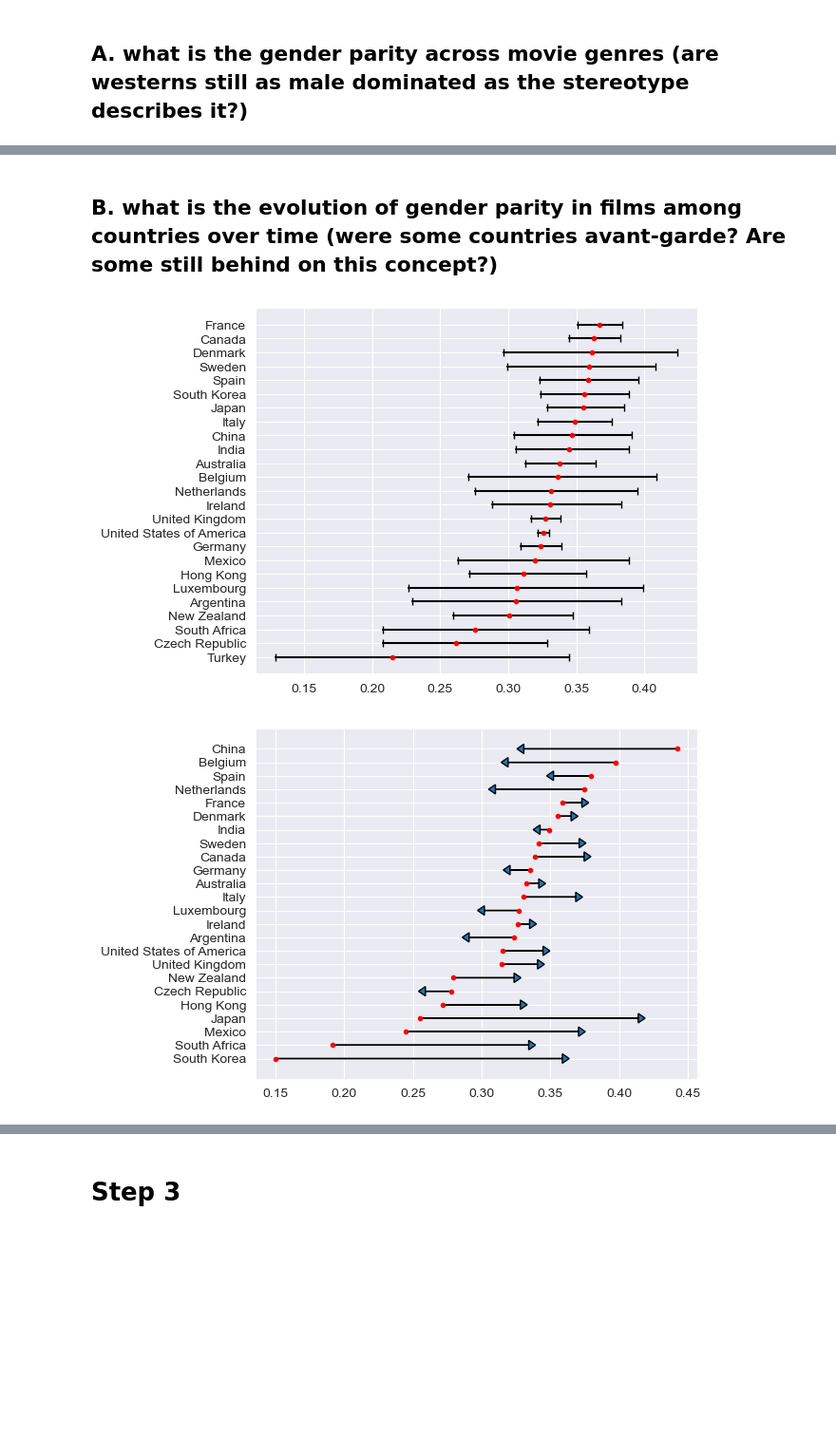
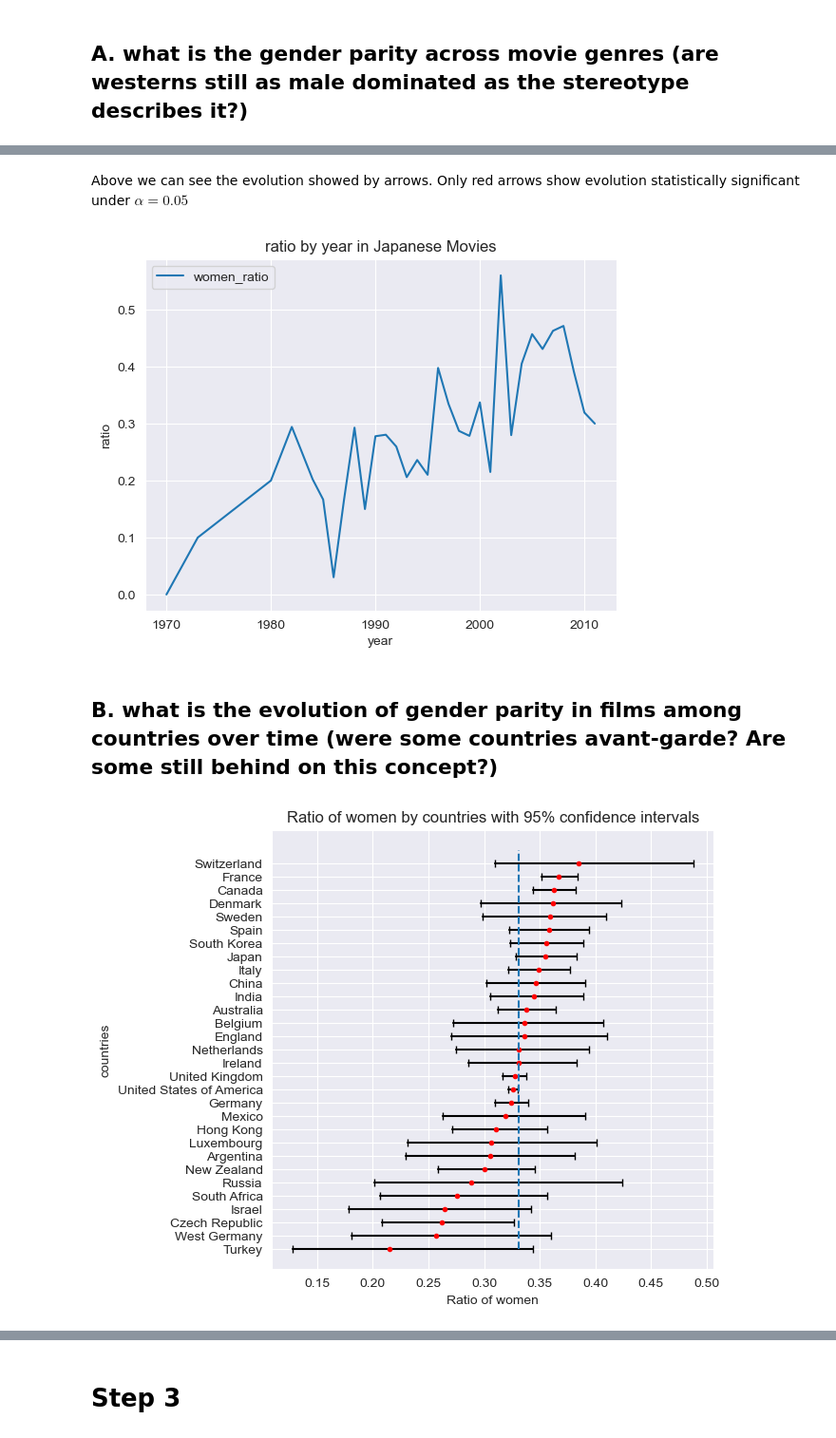
Before and after one commit to epfl-ada/ada-2022-project-teamrefuge2000, a Jupyter notebook: src/milestone_3_max.ipynb, the cells around one changed output, grey strips where cells are left out. Shown at 95% size. Drawn from its saved outputs; the diff is of its cells as text; code cells hidden in the pictures; blank space fills up the shorter version.

```diff
--- a/src/milestone_3_max.ipynb
+++ b/src/milestone_3_max.ipynb
@@ -230,13 +230,5 @@ def regroup_genre(elements):
     return pd.NaT
 # %% [markdown]
 ## A. what is the gender parity across movie genres (are westerns still as male dominated as the stereotype describes it?)
-# %%
-def plot_ratio_by_categories(subset, col_name, min_count=100):
-    filtered_subset = subset[subset.wikipedia_movie_id_count > min_count]
-
-    plt.figure(figsize=(6, len(filtered_subset) * 0.2))
-    for i, col in enumerate(filtered_subset[['women_ratio_mean', 'women_ratio_bootstrap_ci']].iloc):
-        plt.plot(col['women_ratio_bootstrap_ci'], (i,i),'-|k')
-        plt.plot(col['women_ratio_mean'], i, '.r')
-
-    plt.yticks(range(len(filtered_subset)),list(filtered_subset[col_name]))
+# %%
+average_ratio = np.average(gender_parity['women_ratio'])
@@ -247,0 +259,15 @@ def split_gender_parity(treshold_year):
+# %%
+def plot_ratio_by_categories(subset, col_name, min_count=100):
+    filtered_subset = subset[subset.wikipedia_movie_id_count > min_count].dropna()
+
+    plt.figure(figsize=(6, len(filtered_subset) * 0.2))
+    for i, col in enumerate(filtered_subset[['women_ratio_mean', 'women_ratio_bootstrap_ci']].iloc):
+        plt.plot(col['women_ratio_bootstrap_ci'], (i,i),'-|k')
+        plt.plot(col['women_ratio_mean'], i, '.r')
+
+    plt.yticks(range(len(filtered_subset)),list(filtered_subset[col_name]))
+    plt.vlines(average_ratio, 0, len(filtered_subset), linestyle = '--')
+
+    plt.title('Ratio of women by ' + col_name + ' with 95% confidence intervals')
+    plt.ylabel(col_name)
+    plt.xlabel('Ratio of women')
@@ -278,9 +338,13 @@ plot_evolution('genres', 2000)
+# %% [markdown]
+Above we can see the evolution showed by arrows. Only red arrows show evolution statistically significant under $\alpha = 0.05$
+# %%
+plot_by_year('genres', 'Japanese Movies')
+# %% [output]
+[figure, added]
 # %% [markdown]
 ## B. what is the evolution of gender parity in films among countries over time (were some countries avant-garde? Are some still behind on this concept?)
 # %%
-movie_gender_genre = make_subset_gender_parity('countries')
-plot_ratio_by_categories(movie_gender_genre, 'countries', min_count=20)
-plot_evolution('countries', 2000, min_count=20)
+movie_gender_country = make_subset_gender_parity('countries')
+plot_ratio_by_categories(movie_gender_country, 'countries', min_count=15)
 # %% [output]
-[figure, old version]
+[figure, new version]
-[figure, removed]
```
Also changed, not shown: parts of 61 cells of this notebook.
